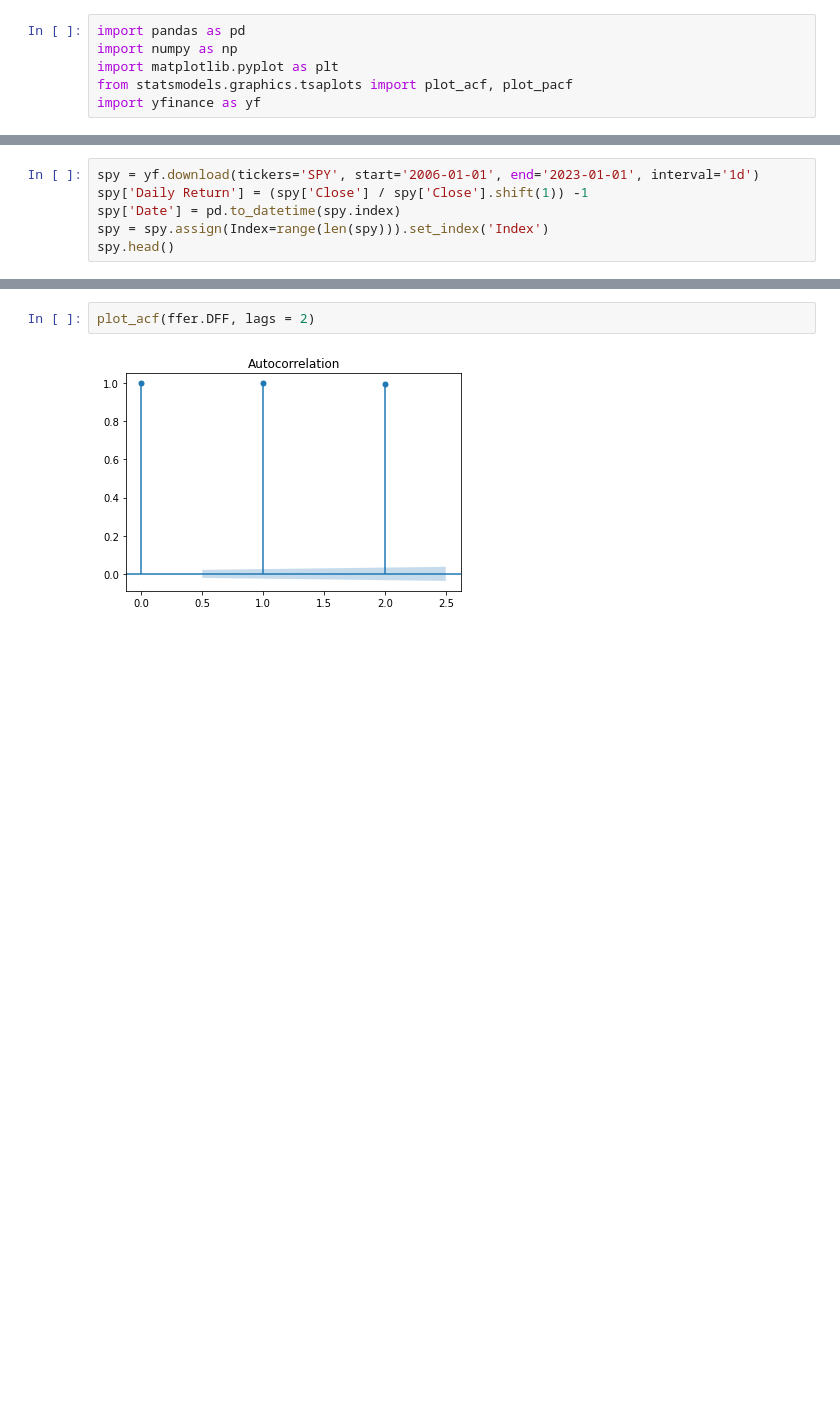
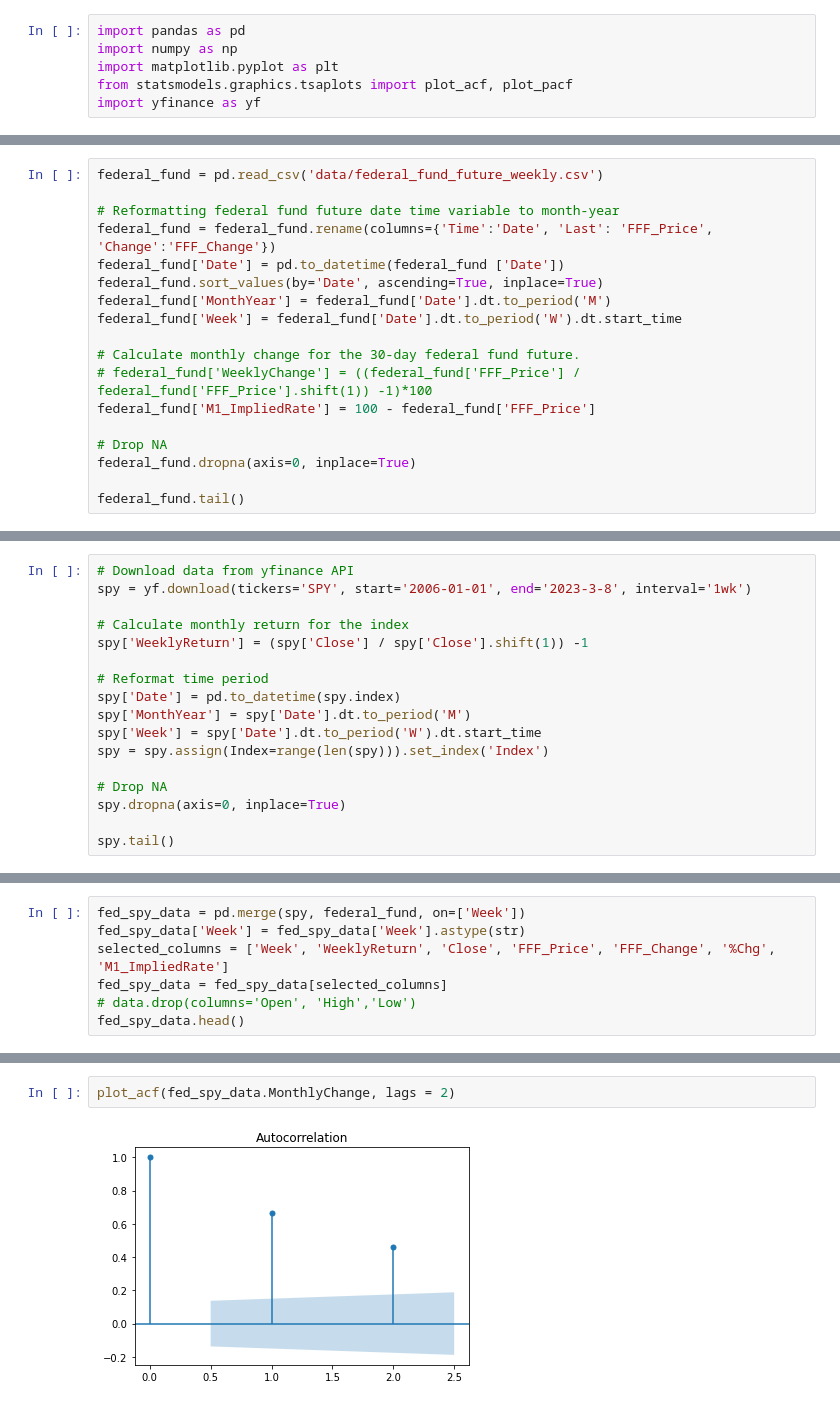
Before and after one commit to conquerv0/MonetaryPolicy-StockReturns, a Jupyter notebook: data_processing.ipynb, the cells around one changed output, grey strips where cells are left out. Saved outputs shown, nothing was run; the diff lists cells and outputs as text; blank space fills up the shorter version.

```diff
--- a/data_processing.ipynb
+++ b/data_processing.ipynb
@@ -18,0 +7,18 @@ effr.head()
+# %%
+federal_fund = pd.read_csv('data/federal_fund_future_weekly.csv')
+
+# Reformatting federal fund future date time variable to month-year
+federal_fund = federal_fund.rename(columns={'Time':'Date', 'Last': 'FFF_Price', 'Change':'FFF_Change'})
+federal_fund['Date'] = pd.to_datetime(federal_fund ['Date'])
+federal_fund.sort_values(by='Date', ascending=True, inplace=True)
+federal_fund['MonthYear'] = federal_fund['Date'].dt.to_period('M')
+federal_fund['Week'] = federal_fund['Date'].dt.to_period('W').dt.start_time
+
+# Calculate monthly change for the 30-day federal fund future.
+# federal_fund['WeeklyChange'] = ((federal_fund['FFF_Price'] / federal_fund['FFF_Price'].shift(1)) -1)*100
+federal_fund['M1_ImpliedRate'] = 100 - federal_fund['FFF_Price']
+
+# Drop NA
+federal_fund.dropna(axis=0, inplace=True)
+
+federal_fund.tail()
@@ -19,8 +32,19 @@ effr.head()
 # %%
-spy = yf.download(tickers='SPY', start='2006-01-01', end='2023-01-01', interval='1d')
-spy['Daily Return'] = (spy['Close'] / spy['Close'].shift(1)) -1
+# Download data from yfinance API
+spy = yf.download(tickers='SPY', start='2006-01-01', end='2023-3-8', interval='1wk')
+
+# Calculate monthly return for the index
+spy['WeeklyReturn'] = (spy['Close'] / spy['Close'].shift(1)) -1
+
+# Reformat time period
 spy['Date'] = pd.to_datetime(spy.index)
+spy['MonthYear'] = spy['Date'].dt.to_period('M')
+spy['Week'] = spy['Date'].dt.to_period('W').dt.start_time
 spy = spy.assign(Index=range(len(spy))).set_index('Index')
-spy.head()
+
+# Drop NA
+spy.dropna(axis=0, inplace=True)
+
+spy.tail()
 # %% [output]
 [*********************100%***********************]  1 of 1 completed
@@ -60,0 +58,7 @@ data.head()
+# %%
+fed_spy_data = pd.merge(spy, federal_fund, on=['Week'])
+fed_spy_data['Week'] = fed_spy_data['Week'].astype(str)
+selected_columns = ['Week', 'WeeklyReturn', 'Close', 'FFF_Price', 'FFF_Change', '%Chg', 'M1_ImpliedRate']
+fed_spy_data = fed_spy_data[selected_columns]
+# data.drop(columns='Open', 'High','Low')
+fed_spy_data.head()
@@ -73,4 +98,4 @@ plt.savefig('ffer_2003t2023.png')
 # %%
-plot_acf(ffer.DFF, lags = 2)
+plot_acf(fed_spy_data.MonthlyChange, lags = 2)
 # %% [output]
-[figure, old version]
+[figure, new version]
```
Also changed, not shown: parts of 9 cells of this notebook, 4 other files.
